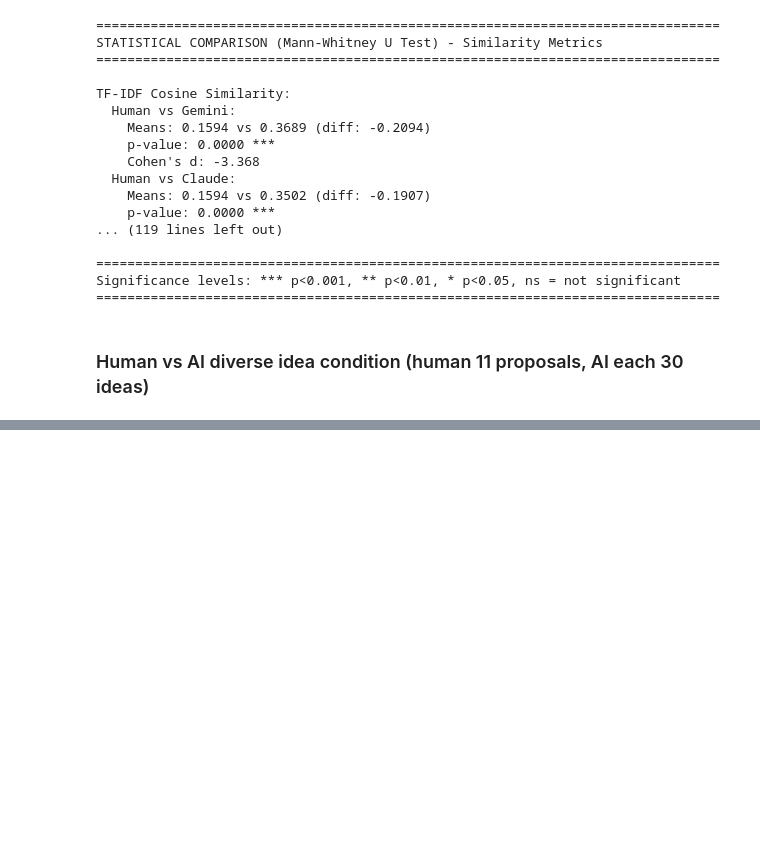
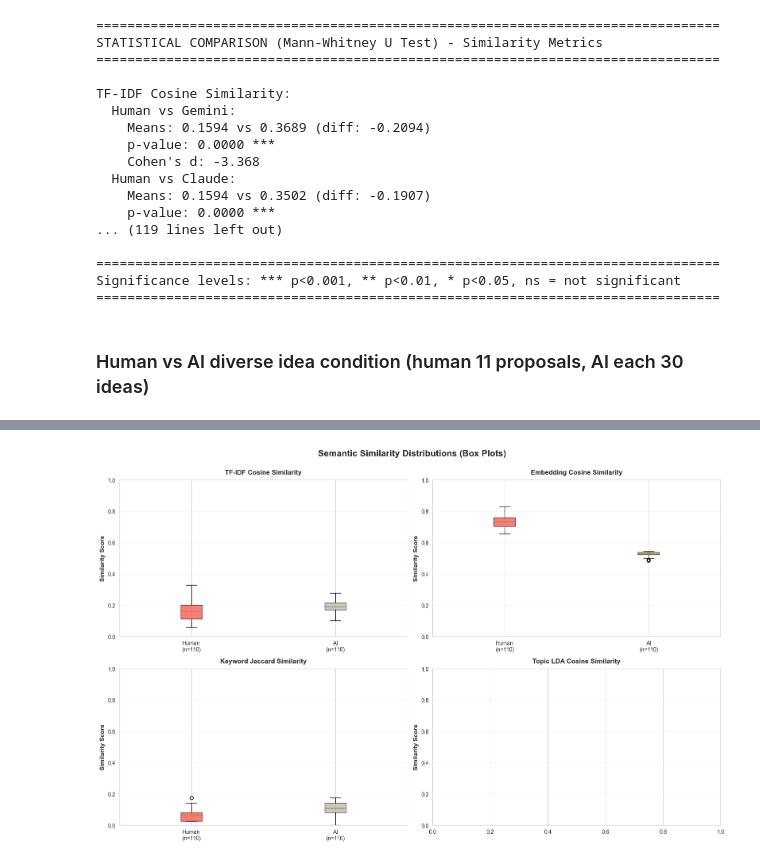
Before and after one commit to eveyhuang/ai-scientist, a Jupyter notebook: result_analysis.ipynb, the cells around one changed output, grey strips where cells are left out. Cells and saved outputs as stored; diff of their text form; code cells hidden in the pictures; blank space fills up the shorter version.

```diff
--- a/result_analysis.ipynb
+++ b/result_analysis.ipynb
@@ -1321,0 +2558,48 @@ for comp_type, path in similarity_files.items():
+# %%
+# Box plots for comparative similarity analysis
+fig, axes = plt.subplots(n_rows, n_cols, figsize=(16, 5*n_rows))
+if n_rows > 1:
+    axes = axes.flatten()
+else:
+    axes = [axes] if n_cols == 1 else axes.flatten()
+
+for idx, metric in enumerate(all_sim_metrics):
+    ax = axes[idx]
+
+    # Prepare data for box plot
+    data_to_plot = []
+    labels = []
+
+    for comp_type in all_similarity_metrics.keys():
+        metric_values = all_similarity_metrics[comp_type][metric]
+        valid_values = [v for v in metric_values if is_valid_number(v)]
+        if len(valid_values) > 0:
+            data_to_plot.append(valid_values)
+            labels.append(f'{comp_type}\n(n={len(valid_values)})')
+
+    if len(data_to_plot) > 0:
+        # Create box plot
+        bp = ax.boxplot(data_to_plot, tick_labels=labels, patch_artist=True,
+                         showmeans=True, meanline=True)
+
+        # Color the boxes
+        for patch_idx, comp_type in enumerate(all_similarity_metrics.keys()):
+            bp['boxes'][patch_idx].set_facecolor(sim_colors.get(comp_type, 'lightgray'))
+            bp['boxes'][patch_idx].set_alpha(0.7)
+
+    ax.set_ylabel('Similarity Score', fontsize=11, fontweight='bold')
+    ax.set_title(sim_metric_names[metric], fontsize=12, fontweight='bold', pad=10)
+    ax.grid(axis='y', alpha=0.3)
+    ax.set_ylim(0, 1)
+
+# Hide unused subplots
+for idx in range(len(all_sim_metrics), len(axes)):
+    axes[idx].axis('off')
+
+plt.suptitle('Semantic Similarity Distributions (Box Plots)',
+             fontsize=16, fontweight='bold', y=1.00)
+plt.tight_layout()
+#plt.savefig('semantic_similarity/similarity_boxplots_comparison.png', dpi=300, bbox_inches='tight')
+plt.show()
+# %% [output]
+[figure, added]
```
Also changed, not shown: parts of 12 cells of this notebook, 8 other files.
